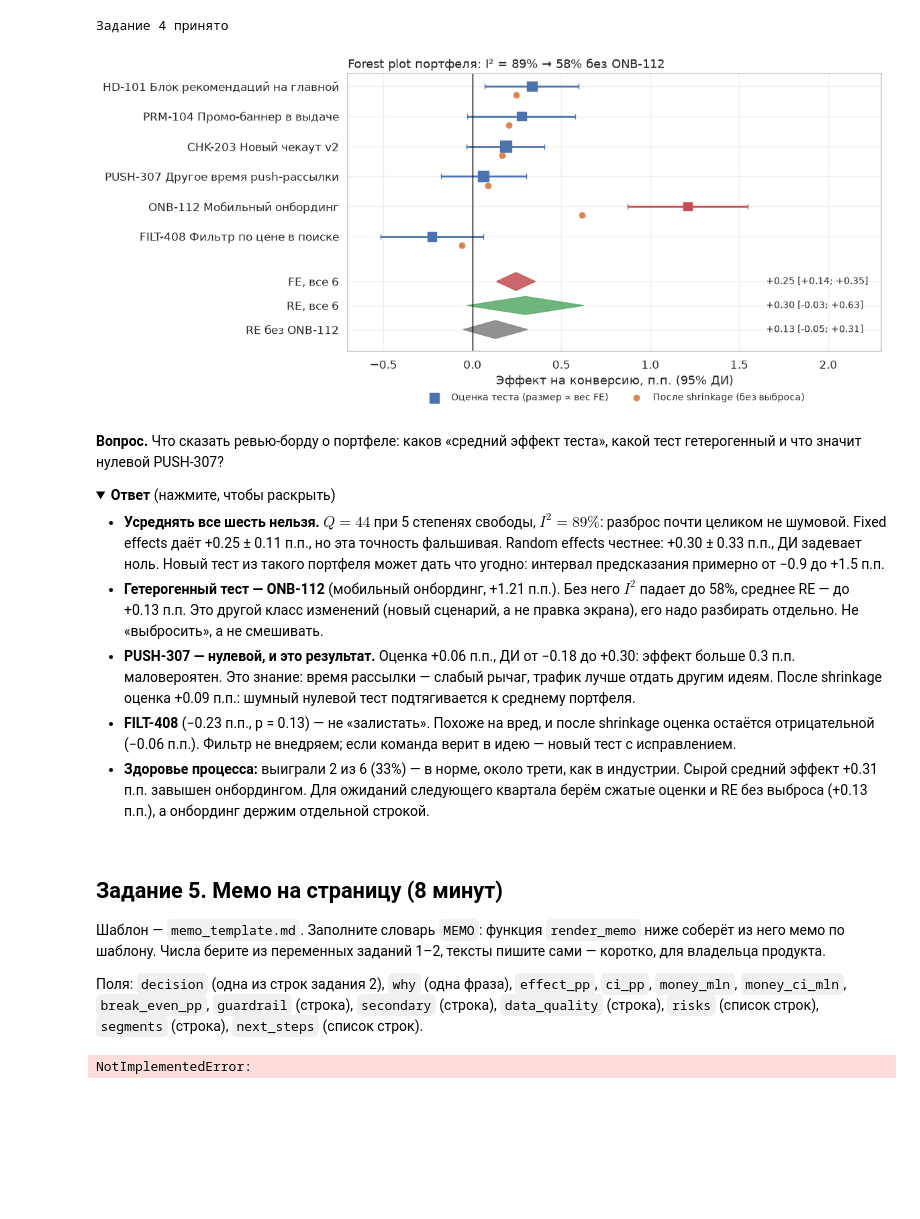
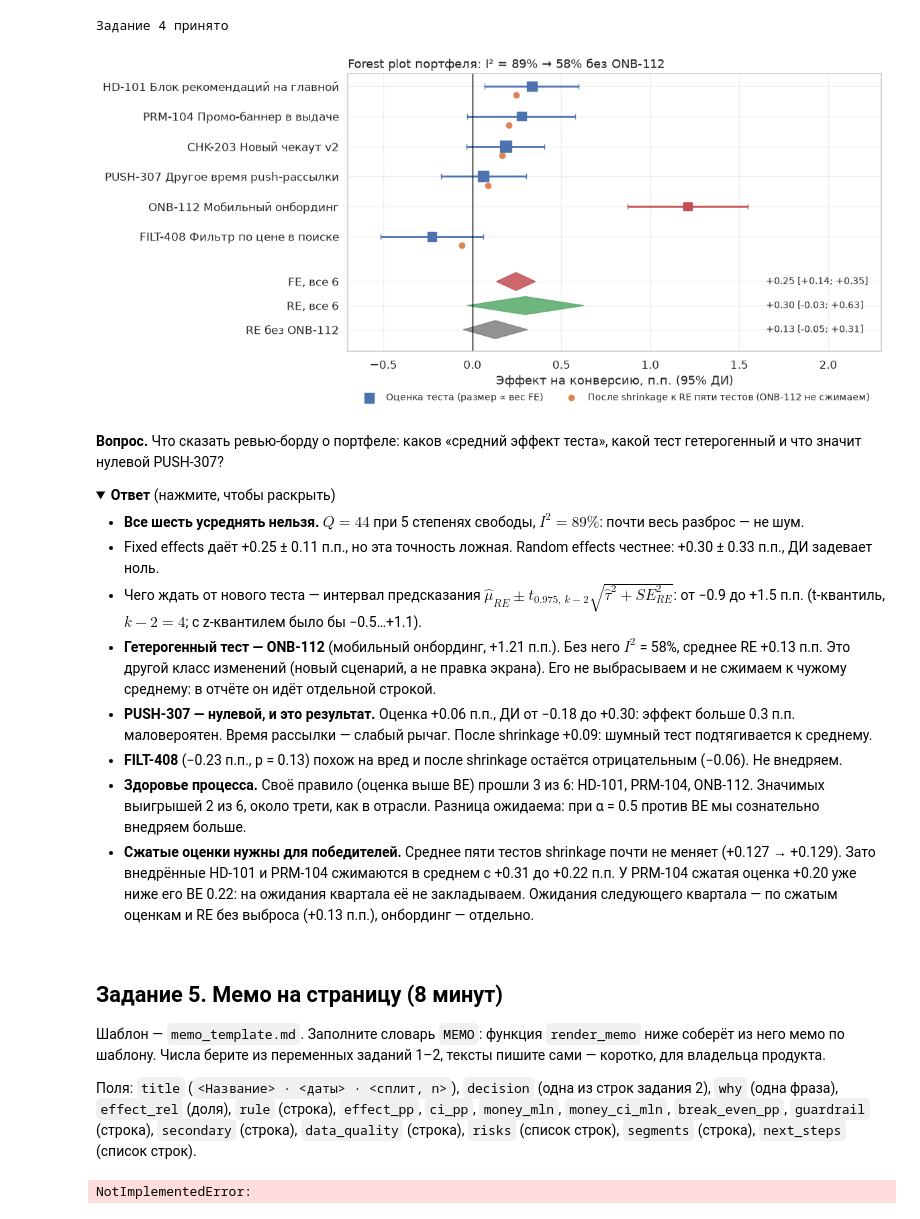
Before and after one commit to Alberelloo/AITH-2026-Hypothesis-Testing-Workshop, a Jupyter notebook: 06. Решение, мемо, портфель/practice.ipynb, the cells around one changed output. Cells and saved outputs as stored; diff of their text form; code cells hidden in the pictures; folded sections open; blank space fills up the shorter version.

```diff
--- a/06. Решение, мемо, портфель/practice.ipynb
+++ b/06. Решение, мемо, портфель/practice.ipynb
@@ -69,15 +69,20 @@ print(f"Затраты: {TOTAL_COSTS / 1e6:.0f} млн ₽; порог реше
 
 Повторяем очистку **как на встрече 3**: убираем полные дубли строк и целиком — пользователей, попавших в обе группы. Затем SRM: план — 80/20.
 # %%
-# Очистка как на встрече 3: полные дубли → пользователи в обеих группах → SRM
+def clean_checkout(raw: pd.DataFrame) -> pd.DataFrame:
+    """Очистка как на встрече 3: полные дубли строк, затем целиком — пользователи в обеих группах."""
+    dedup = raw.drop_duplicates()
+    n_groups = dedup.groupby('user_id')['group'].nunique()
+    return dedup[~dedup['user_id'].isin(n_groups[n_groups > 1].index)].reset_index(drop=True)
+
+
 raw = pd.read_csv(DATA / 'checkout_ab.csv')
-dedup = raw.drop_duplicates()
-n_groups = dedup.groupby('user_id')['group'].nunique()
-df = dedup[~dedup['user_id'].isin(n_groups[n_groups > 1].index)].reset_index(drop=True)
+df = clean_checkout(raw)
 assert df['user_id'].is_unique
 
 counts = df['group'].value_counts().reindex(['A', 'B'])
 srm_p = chi2.sf(((counts - len(df) * np.array([0.8, 0.2])) ** 2 / (len(df) * np.array([0.8, 0.2]))).sum(), 1)
-print(f"Строк: {spaced(len(raw))} → {spaced(len(df))}; A = {spaced(counts['A'])}, B = {spaced(counts['B'])}; SRM p = {srm_p:.2f}")
+print(f"Строк: {spaced(len(raw))} → {spaced(len(df))}; A = {spaced(counts['A'])}, B = {spaced(counts['B'])}; SRM p = {srm_p:.3f}")
+assert (counts['A'], counts['B'], len(df)) == (83_878, 21_082, 104_960) and abs(srm_p - 0.487) < 0.001, 'Очистка должна совпасть со встречей 3'
 A, B = df[df['group'] == 'A'], df[df['group'] == 'B']
 # %% [output]
@@ -464,0 +493,6 @@ portfolio[['test_id', 'name', 'n', 'base_rate', 'effect', 'se', 'ci_low', 'ci_hi
+# %%
+portfolio = pd.read_csv(DATA / 'portfolio_tests.csv')
+# Точки безубыточности из планов тестов (условие кейса): у каждого продукта свои затраты и выручка
+BE_BY_TEST = {'HD-101': 0.15, 'PRM-104': 0.22, 'CHK-203': 0.25, 'PUSH-307': 0.10, 'ONB-112': 0.40, 'FILT-408': 0.10}
+portfolio['break_even_pp'] = portfolio['test_id'].map(BE_BY_TEST)
+portfolio[['test_id', 'name', 'n', 'base_rate', 'effect', 'se', 'ci_low', 'ci_high', 'p_value', 'break_even_pp']]
@@ -488,16 +530,24 @@ outlier = min(loo, key=loo.get)
 rest = portfolio[portfolio['test_id'] != outlier]
 meta_wo = meta_analysis(rest['effect'], rest['se'])
 
+ship_rate = (portfolio['effect'] > portfolio['break_even_pp']).mean()
+sig_win_rate = ((portfolio['p_value'] < 0.05) & (portfolio['effect'] > 0)).mean()
+
+# Необязательный пункт: shrinkage к RE пяти сравнимых тестов; выброс не сжимаем
+is_outlier = portfolio['test_id'] == outlier
 weight = meta_wo['tau2'] / (meta_wo['tau2'] + portfolio['se'] ** 2)
-portfolio['shrunk'] = meta_wo['re'] + weight * (portfolio['effect'] - meta_wo['re'])
-win_rate = ((portfolio['p_value'] < 0.05) & (portfolio['effect'] > 0)).mean()
+portfolio['shrunk'] = np.where(is_outlier, portfolio['effect'],
+                               meta_wo['re'] + weight * (portfolio['effect'] - meta_wo['re']))
+ship_shrunk = portfolio['shrunk'] > portfolio['break_even_pp']
 
 for name, m in [('Все 6', meta_all), (f'Без {outlier}', meta_wo)]:
     print(f"{name}: FE {m['fe']:+.3f} ± {1.96 * m['se_fe']:.3f}, RE {m['re']:+.3f} ± {1.96 * m['se_re']:.3f} п.п.; "
           f"Q = {m['q']:.1f} (p = {chi2.sf(m['q'], 5 if name == 'Все 6' else 4):.1e}), I² = {m['i2']:.0%}, τ = {np.sqrt(m['tau2']):.3f}")
 print(f"Leave-one-out I²: " + ', '.join(f"{k} {v:.0%}" for k, v in loo.items()))
-print(f"Доля выигрышей: {win_rate:.0%}; средний эффект: сырой {portfolio['effect'].mean():+.3f}, после shrinkage {portfolio['shrunk'].mean():+.3f} п.п.")
-portfolio[['test_id', 'effect', 'se', 'p_value', 'shrunk']].round(3)
+print(f"Прошли своё правило (оценка > BE): {ship_rate:.0%}; значимых выигрышей: {sig_win_rate:.0%}; по сжатым оценкам выше BE: {ship_shrunk.mean():.0%}")
+print(f"Без {outlier}: средний эффект сырой {rest['effect'].mean():+.3f}, после shrinkage {portfolio.loc[~is_outlier, 'shrunk'].mean():+.3f} п.п.; "
+      f"{outlier} — отдельно: {portfolio.loc[is_outlier, 'effect'].item():+.2f} п.п.")
+portfolio[['test_id', 'effect', 'se', 'p_value', 'break_even_pp', 'shrunk']].round(3)
 # %% [output]
 Все 6: FE +0.245 ± 0.109, RE +0.298 ± 0.329 п.п.; Q = 44.3 (p = 2.1e-08), I² = 89%, τ = 0.386
 Без ONB-112: FE +0.134 ± 0.115, RE +0.129 ± 0.180 п.п.; Q = 9.5 (p = 4.9e-02), I² = 58%, τ = 0.156
@@ -527,38 +579,42 @@ print('Задание 4 принято')
 # %%
 fig, ax = plt.subplots(figsize=(12, 5.6))
 rows = np.arange(len(portfolio))[::-1] + 3
 heterogeneous = portfolio['test_id'] == outlier
 for y, e, s_, h in zip(rows, portfolio['effect'], portfolio['se'], heterogeneous):
     ax.errorbar(e, y, xerr=1.96 * s_, fmt='none', ecolor=RED if h else BLUE, capsize=3, lw=2)
 ax.scatter(portfolio['effect'], rows, marker='s', s=30 + 120 * (portfolio['se'].min() / portfolio['se']) ** 2,
            color=[RED if h else BLUE for h in heterogeneous], zorder=3, label='Оценка теста (размер ∝ вес FE)')
-ax.scatter(portfolio['shrunk'], rows - 0.3, color=ORANGE, zorder=3, label='После shrinkage (без выброса)')
+ax.scatter(portfolio.loc[~heterogeneous, 'shrunk'], rows[~heterogeneous.to_numpy()] - 0.3, color=ORANGE, zorder=3,
+           label='После shrinkage к RE пяти тестов (ONB-112 не сжимаем)')
 for y, m, name, color in [(1.5, meta_all, 'FE, все 6', RED), (0.7, meta_all, 'RE, все 6', GREEN), (-0.1, meta_wo, f'RE без {outlier}', GRAY)]:
     centre = m['fe'] if name.startswith('FE') else m['re']
     half = 1.96 * (m['se_fe'] if name.startswith('FE') else m['se_re'])
     ax.fill([centre - half, centre, centre + half, centre], [y, y + 0.3, y, y - 0.3], color=color, alpha=0.85)
     ax.text(1.65, y, f"{centre:+.2f} [{centre - half:+.2f}; {centre + half:+.2f}]", va='center', fontsize=10)
 ax.axvline(0, color='black', lw=1)
 ax.set_yticks([*rows, 1.5, 0.7, -0.1], [f"{t} {n}" for t, n in zip(portfolio['test_id'], portfolio['name'])] + ['FE, все 6', 'RE, все 6', f'RE без {outlier}'])
 ax.set_xlim(-0.7, 2.3)
 ax.set_xlabel('Эффект на конверсию, п.п. (95% ДИ)')
 ax.set_title(f"Forest plot портфеля: I² = {meta_all['i2']:.0%} → {meta_wo['i2']:.0%} без {outlier}", loc='left')
 ax.legend(loc='upper center', bbox_to_anchor=(0.5, -0.12), ncol=2, frameon=False, fontsize=10)
 plt.tight_layout()
 plt.show()
 # %% [output]
-[figure, old version]
+[figure, new version]
 # %% [markdown]
 **Вопрос.** Что сказать ревью-борду о портфеле: каков «средний эффект теста», какой тест гетерогенный и что значит нулевой PUSH-307?
 
 <details>
 <summary><b>Ответ</b> (нажмите, чтобы раскрыть)</summary>
 
-* **Усреднять все шесть нельзя.** $Q = 44$ при 5 степенях свободы, $I^2 = 89\%$: разброс почти целиком не шумовой. Fixed effects даёт +0.25 ± 0.11 п.п., но эта точность фальшивая. Random effects честнее: +0.30 ± 0.33 п.п., ДИ задевает ноль. Новый тест из такого портфеля может дать что угодно: интервал предсказания примерно от −0.9 до +1.5 п.п.
-* **Гетерогенный тест — ONB-112** (мобильный онбординг, +1.21 п.п.). Без него $I^2$ падает до 58%, среднее RE — до +0.13 п.п. Это другой класс изменений (новый сценарий, а не правка экрана), его надо разбирать отдельно. Не «выбросить», а не смешивать.
-* **PUSH-307 — нулевой, и это результат.** Оценка +0.06 п.п., ДИ от −0.18 до +0.30: эффект больше 0.3 п.п. маловероятен. Это знание: время рассылки — слабый рычаг, трафик лучше отдать другим идеям. После shrinkage оценка +0.09 п.п.: шумный нулевой тест подтягивается к среднему портфеля.
-* **FILT-408** (−0.23 п.п., p = 0.13) — не «залистать». Похоже на вред, и после shrinkage оценка остаётся отрицательной (−0.06 п.п.). Фильтр не внедряем; если команда верит в идею — новый тест с исправлением.
-* **Здоровье процесса:** выиграли 2 из 6 (33%) — в норме, около трети, как в индустрии. Сырой средний эффект +0.31 п.п. завышен онбордингом. Для ожиданий следующего квартала берём сжатые оценки и RE без выброса (+0.13 п.п.), а онбординг держим отдельной строкой.
+* **Все шесть усреднять нельзя.** $Q = 44$ при 5 степенях свободы, $I^2 = 89\%$: почти весь разброс — не шум.
+* Fixed effects даёт +0.25 ± 0.11 п.п., но эта точность ложная. Random effects честнее: +0.30 ± 0.33 п.п., ДИ задевает ноль.
+* Чего ждать от нового теста — интервал предсказания $\hat\mu_{RE} \pm t_{0.975,\,k-2}\sqrt{\hat\tau^2 + SE_{RE}^2}$: от −0.9 до +1.5 п.п. (t-квантиль, $k-2 = 4$; с z-квантилем было бы −0.5…+1.1).
+* **Гетерогенный тест — ONB-112** (мобильный онбординг, +1.21 п.п.). Без него $I^2$ = 58%, среднее RE +0.13 п.п. Это другой класс изменений (новый сценарий, а не правка экрана). Его не выбрасываем и не сжимаем к чужому среднему: в отчёте он идёт отдельной строкой.
+* **PUSH-307 — нулевой, и это результат.** Оценка +0.06 п.п., ДИ от −0.18 до +0.30: эффект больше 0.3 п.п. маловероятен. Время рассылки — слабый рычаг. После shrinkage +0.09: шумный тест подтягивается к среднему.
+* **FILT-408** (−0.23 п.п., p = 0.13) похож на вред и после shrinkage остаётся отрицательным (−0.06). Не внедряем.
+* **Здоровье процесса.** Своё правило (оценка выше BE) прошли 3 из 6: HD-101, PRM-104, ONB-112. Значимых выигрышей 2 из 6, около трети, как в отрасли. Разница ожидаема: при α = 0.5 против BE мы сознательно внедряем больше.
+* **Сжатые оценки нужны для победителей.** Среднее пяти тестов shrinkage почти не меняет (+0.127 → +0.129). Зато внедрённые HD-101 и PRM-104 сжимаются в среднем с +0.31 до +0.22 п.п. У PRM-104 сжатая оценка +0.20 уже ниже его BE 0.22: на ожидания квартала её не закладываем. Ожидания следующего квартала — по сжатым оценкам и RE без выброса (+0.13 п.п.), онбординг — отдельно.
 
 </details>
 # %% [markdown]
@@ -566,7 +622,7 @@ plt.show()
 
 Шаблон — `memo_template.md`. Заполните словарь `MEMO`: функция `render_memo` ниже соберёт из него мемо по шаблону. Числа берите из переменных заданий 1–2, тексты пишите сами — коротко, для владельца продукта.
 
-Поля: `decision` (одна из строк задания 2), `why` (одна фраза), `effect_pp`, `ci_pp`, `money_mln`, `money_ci_mln`, `break_even_pp`, `guardrail` (строка), `secondary` (строка), `data_quality` (строка), `risks` (список строк), `segments` (строка), `next_steps` (список строк).
+Поля: `title` (`<Название> · <даты> · <сплит, n>`), `decision` (одна из строк задания 2), `why` (одна фраза), `effect_rel` (доля), `rule` (строка), `effect_pp`, `ci_pp`, `money_mln`, `money_ci_mln`, `break_even_pp`, `guardrail` (строка), `secondary` (строка), `data_quality` (строка), `risks` (список строк), `segments` (строка), `next_steps` (список строк).
 # %%
 def render_memo(m: dict) -> str:
     """Собирает мемо по структуре memo_template.md."""
```
Also changed, not shown: parts of 26 cells of this notebook, 3 other files.
